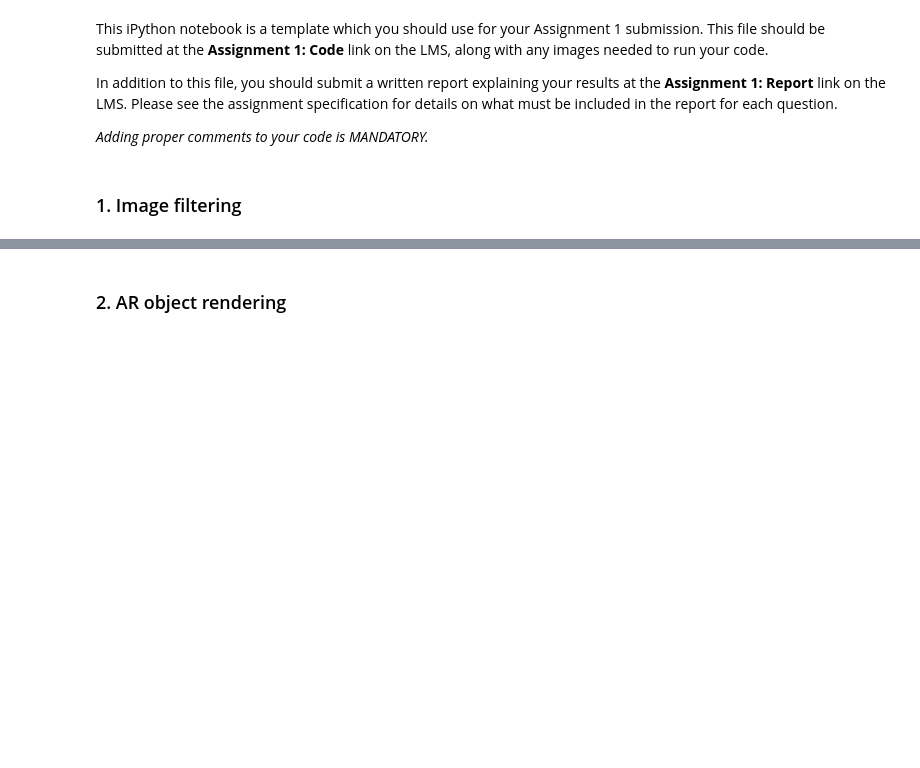
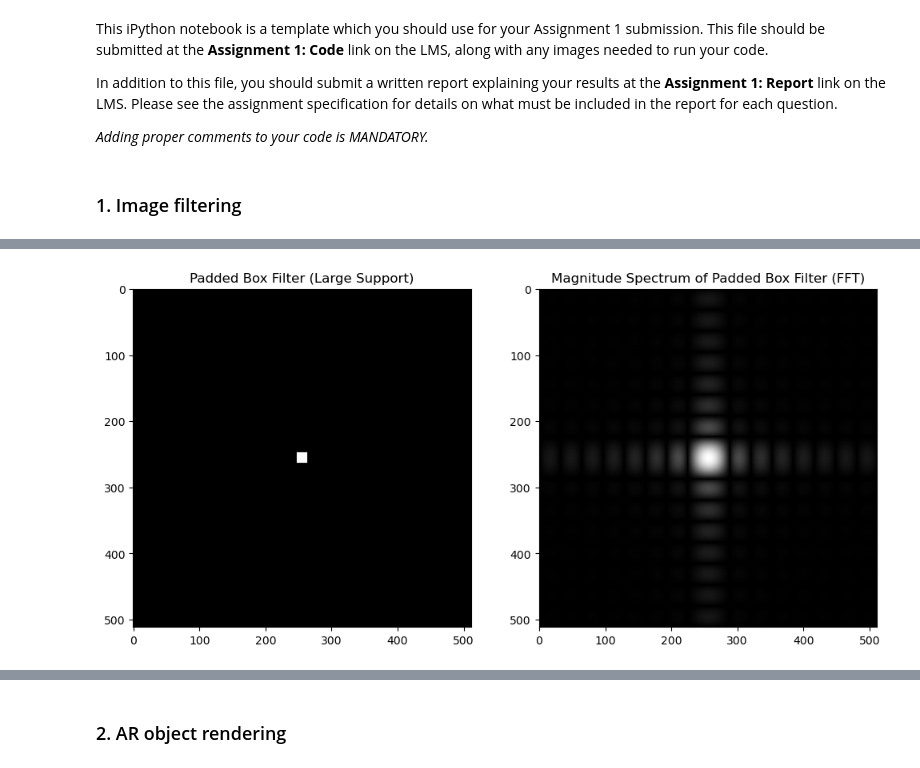
Before and after one commit to xinliu97/COMP90086, a Jupyter notebook: COMP90086_asst1_2024.ipynb, the cells around one changed output, grey strips where cells are left out. Drawn from its saved outputs; the diff is of its cells as text; code cells hidden in the pictures; blank space fills up the shorter version.

```diff
--- a/COMP90086_asst1_2024.ipynb
+++ b/COMP90086_asst1_2024.ipynb
@@ -41,0 +104,89 @@ pasted_object = pasted_object.astype(np.uint8)
+# %%
+import numpy as np
+import matplotlib.pyplot as plt
+from scipy.fftpack import fft2, fftshift
+from scipy.ndimage import convolve
+
+# 定义一个3x3的盒式滤波器
+small_box_filter = np.ones((16, 16)) / (16*16)
+
+# 对滤波器进行零填充，扩展到一个大的支持域，例如512x512
+large_support_size = (512, 512)
+padded_box_filter = np.zeros(large_support_size)
+# 计算中心位置的起始索引
+start_x = large_support_size[0] // 2 - small_box_filter.shape[0] // 2
+start_y = large_support_size[1] // 2 - small_box_filter.shape[1] // 2
+
+# 将小的盒式滤波器放置在中心位置
+padded_box_filter[start_x:start_x + 16, start_y:start_y + 16] = small_box_filter
+
+# 计算二维傅里叶变换
+fft_padded_box_filter = fft2(padded_box_filter)
+
+# 将零频率分量移到中心
+fft_padded_box_filter_shifted = fftshift(fft_padded_box_filter)
+
+# 计算幅值谱
+magnitude_spectrum_padded = np.abs(fft_padded_box_filter_shifted)
+
+# 可视化滤波器及其频域表示
+plt.figure(figsize=(12, 6))
+
+plt.subplot(1, 2, 1)
+plt.imshow(padded_box_filter, cmap='gray')
+plt.title('Padded Box Filter (Large Support)')
+
+plt.subplot(1, 2, 2)
+plt.imshow(np.log1p(magnitude_spectrum_padded), cmap='gray')
+plt.title('Magnitude Spectrum of Padded Box Filter (FFT)')
+
+plt.show()
+
+
+# 生成一个简单的二维信号（例如，一个简单的图像）
+image = np.zeros((512, 512))
+image[32:96, 32:96] = 1  # 创建一个中心为白色的方块
+
+# 计算二维傅里叶变换
+fft_image = np.fft.fft2(image)
+
+# 将零频率分量移到中心
+fft_image_shifted = np.fft.fftshift(fft_image)
+
+# 计算幅值谱
+magnitude_spectrum = np.abs(fft_image_shifted)
+
+
+
+# 使用 box filter 进行低通滤波
+filtered_image = convolve(image, padded_box_filter)
+
+# 计算滤波后的二维傅里叶变换
+fft_filtered_image = np.fft.fft2(filtered_image)
+
+# 将零频率分量移到中心
+fft_filtered_image_shifted = np.fft.fftshift(fft_filtered_image)
+
+# 计算幅值谱
+magnitude_spectrum_filtered = np.abs(fft_filtered_image_shifted)
+
+# 可视化原始图像、滤波后图像及其频域表示
+plt.figure(figsize=(12, 12))
+
+plt.subplot(2, 2, 1)
+plt.imshow(image, cmap='gray')
+plt.title('Original Image')
+
+plt.subplot(2, 2, 2)
+plt.imshow(filtered_image, cmap='gray')
+plt.title('Filtered Image with Padded Box Filter')
+
+plt.subplot(2, 2, 3)
+plt.imshow(np.log1p(magnitude_spectrum), cmap='gray')
+plt.title('Magnitude Spectrum (FFT) of Original Image')
+
+plt.subplot(2, 2, 4)
+plt.imshow(np.log1p(magnitude_spectrum_filtered), cmap='gray')
+plt.title('Magnitude Spectrum (FFT) of Filtered Image')
+# %% [output]
+[figure, added]
```
Also changed, not shown: parts of 6 cells of this notebook, 7 other files.
